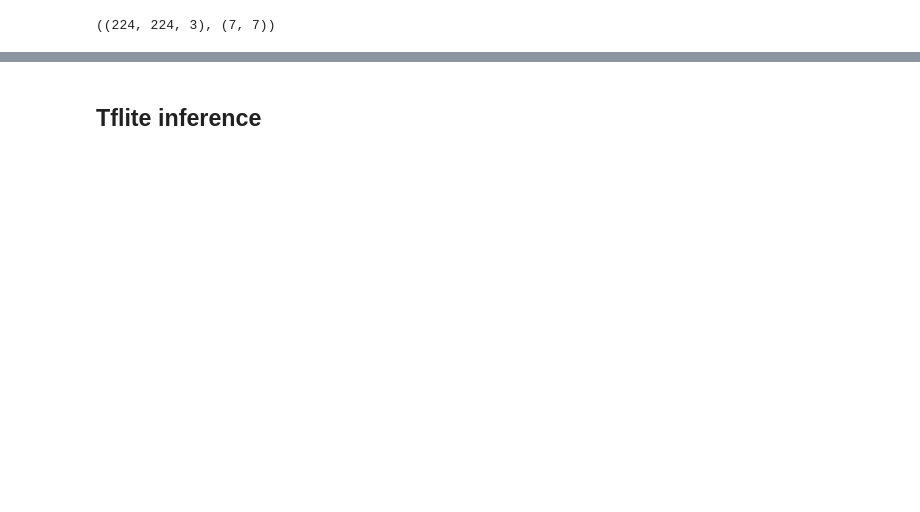
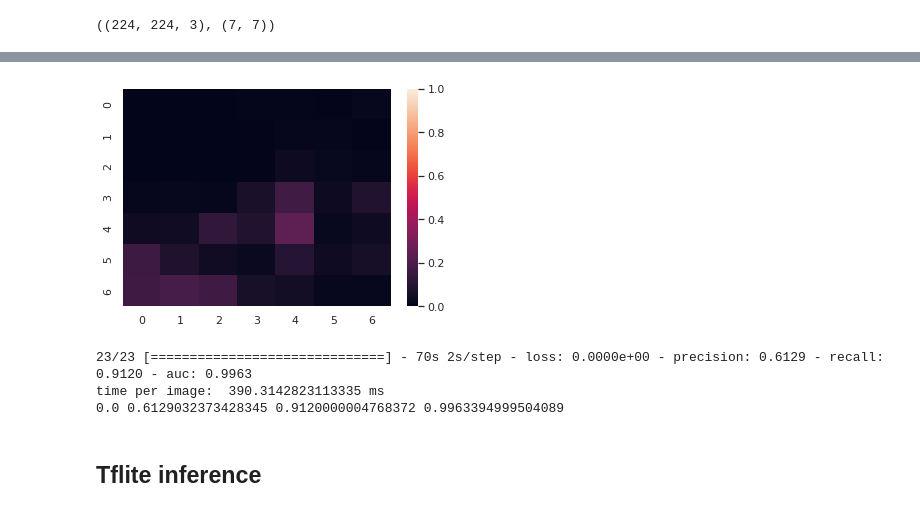
Before and after one commit to dolmatov2000/LacmusTflite, a Jupyter notebook: TfliteConverter.ipynb, the cells around one changed output, grey strips where cells are left out. Drawn from its saved outputs; the diff is of its cells as text; code cells hidden in the pictures; blank space fills up the shorter version.

```diff
--- a/TfliteConverter.ipynb
+++ b/TfliteConverter.ipynb
@@ -80,0 +165,7 @@ plt.show()
+# %%
+
+sns.set()
+ax = sns.heatmap(pred.numpy().reshape(7, 7), vmin=0, vmax=1)
+plt.show()
+# %% [output]
+[figure, added]
@@ -80,0 +180,10 @@ plt.show()
+# %%
+start = time.time()
+loss,prec,rec,auc =model.evaluate(test_dataset)
+end = time.time()
+print('time per image: ',(end - start)/sum(1 for x in test_gen())*10**3,'ms')
+print(loss,prec,rec,auc)
+# %% [output]
+23/23 [==============================] - 70s 2s/step - loss: 0.0000e+00 - precision: 0.6129 - recall: 0.9120 - auc: 0.9963
+time per image:  390.3142823113335 ms
+0.0 0.6129032373428345 0.9120000004768372 0.9963394999504089
```
Also changed, not shown: parts of 39 cells of this notebook, 10 other files.
